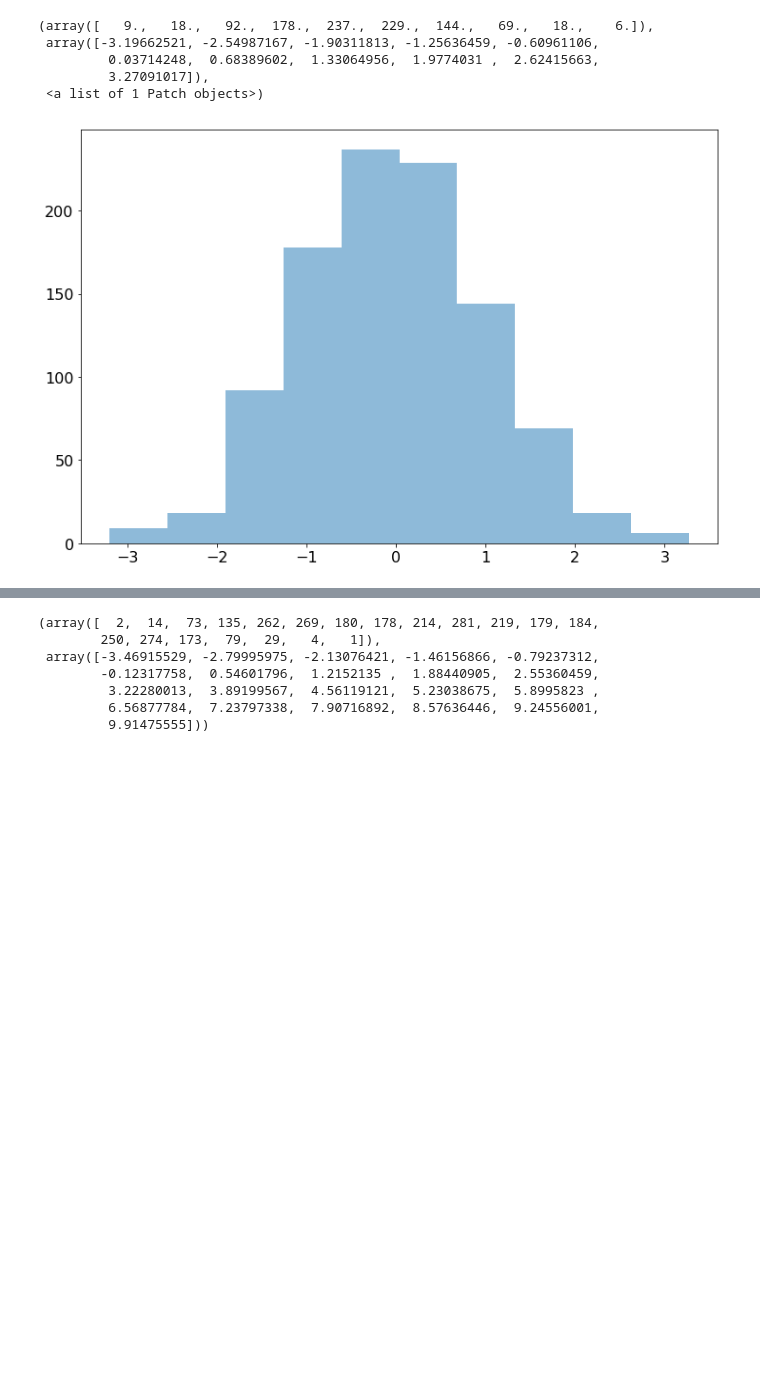
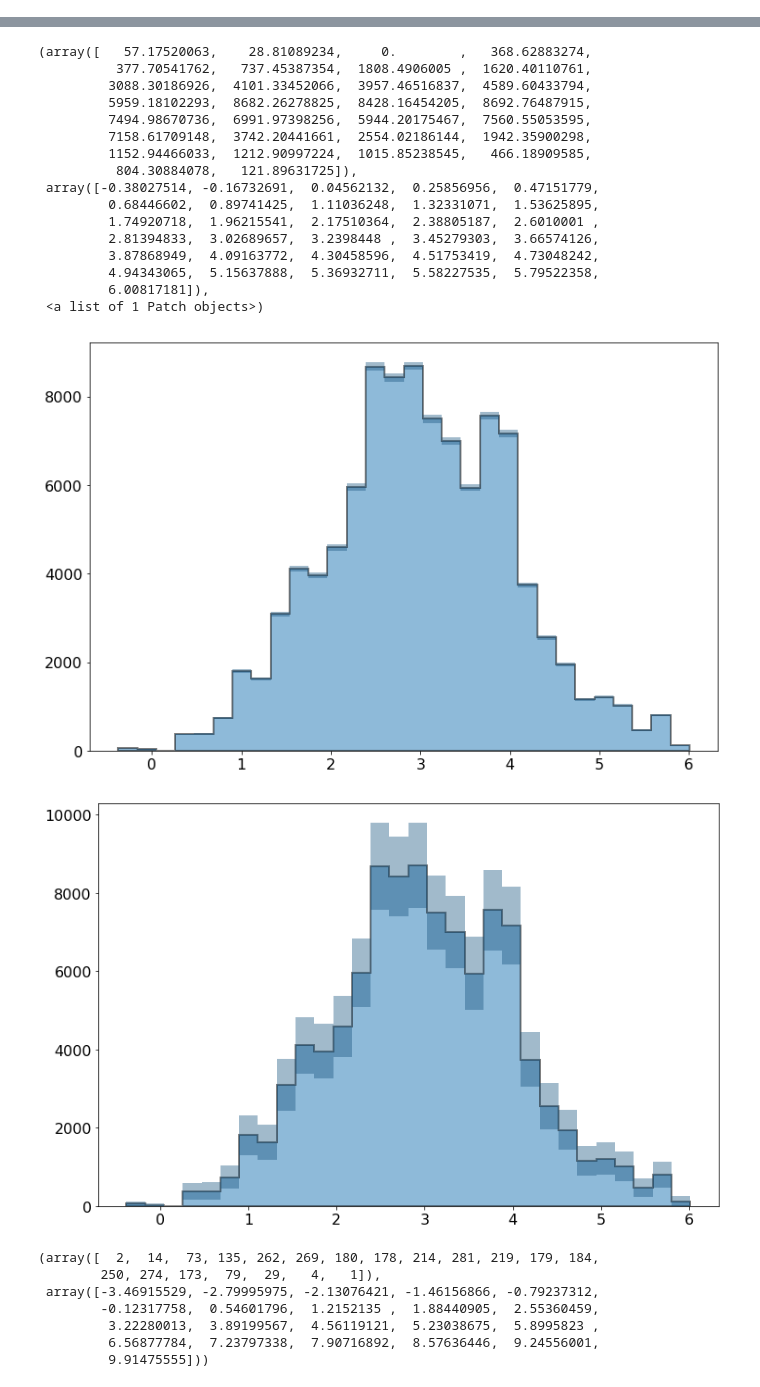
Before and after one commit to pollackscience/histogram_plus, a Jupyter notebook: scripts/hist_plus.ipynb, the cells around one changed output, grey strips where cells are left out. Saved outputs shown, nothing was run; the diff lists cells and outputs as text; code cells hidden in the pictures; blank space fills up the shorter version.

```diff
--- a/scripts/hist_plus.ipynb
+++ b/scripts/hist_plus.ipynb
@@ -64,9 +69,5 @@ hist([data, data2], bins=30, histtype='stepfilled', errorbars=True, range=(-3,6)
-# %%
-plt.hist([data], bins=10, histtype='stepfilled', alpha=0.5, stacked=False)
-# %% [output]
-(array([   9.,   18.,   92.,  178.,  237.,  229.,  144.,   69.,   18.,    6.]),
- array([-3.19662521, -2.54987167, -1.90311813, -1.25636459, -0.60961106,
-         0.03714248,  0.68389602,  1.33064956,  1.9774031 ,  2.62415663,
-         3.27091017]),
- <a list of 1 Patch objects>)
-[figure, removed]
+# %%
+hist(data2, bins=30, weights=weights2, histtype='stepfilled', errorbars=True)
+plt.figure()
+hist(data2, bins=30, weights=weights2, histtype='stepfilled', errorbars=True, err_type='sumW2')
+# %% [output]
@@ -73,3 +91,21 @@ plt.hist([data], bins=10, histtype='stepfilled', alpha=0.5, stacked=False)
+(array([   57.17520063,    28.81089234,     0.        ,   368.62883274,
+          377.70541762,   737.45387354,  1808.4906005 ,  1620.40110761,
+         3088.30186926,  4101.33452066,  3957.46516837,  4589.60433794,
+         5959.18102293,  8682.26278825,  8428.16454205,  8692.76487915,
+         7494.98670736,  6991.97398256,  5944.20175467,  7560.55053595,
+         7158.61709148,  3742.20441661,  2554.02186144,  1942.35900298,
+         1152.94466033,  1212.90997224,  1015.85238545,   466.18909585,
+          804.30884078,   121.89631725]),
+ array([-0.38027514, -0.16732691,  0.04562132,  0.25856956,  0.47151779,
+         0.68446602,  0.89741425,  1.11036248,  1.32331071,  1.53625895,
+         1.74920718,  1.96215541,  2.17510364,  2.38805187,  2.6010001 ,
+         2.81394833,  3.02689657,  3.2398448 ,  3.45279303,  3.66574126,
+         3.87868949,  4.09163772,  4.30458596,  4.51753419,  4.73048242,
+         4.94343065,  5.15637888,  5.36932711,  5.58227535,  5.79522358,
+         6.00817181]),
+ <a list of 1 Patch objects>)
+[figure, added]
+[figure, added]
 # %%
 np.histogram([data, data2, data3], bins='auto')
 # %% [output]
```
Also changed, not shown: parts of 3 cells of this notebook, 1 other file.
